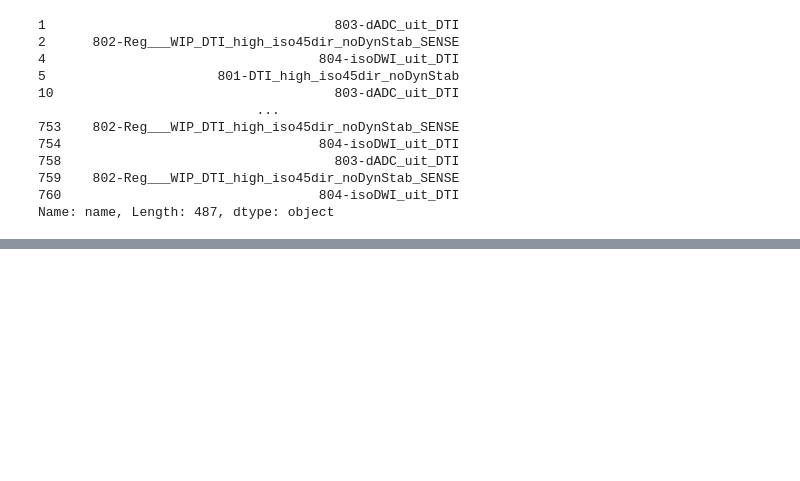
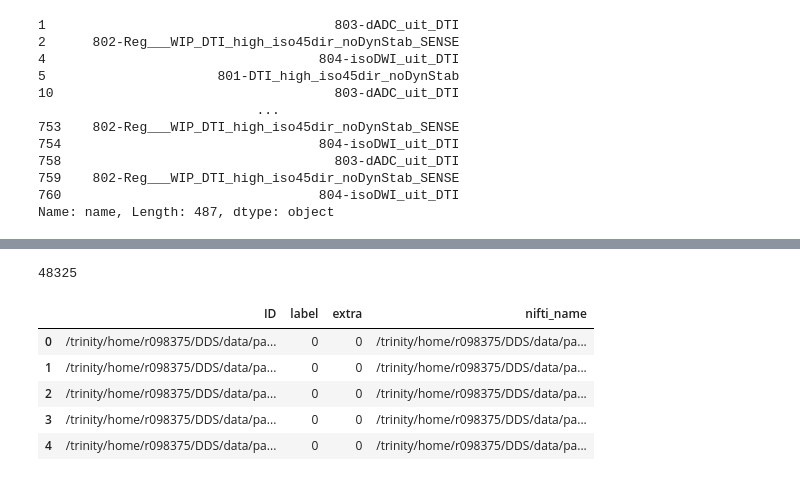
Before and after one commit to SoenkevL/DeepDicomSort, a Jupyter notebook: prototyping/parelsnoer/LabelParelsnoer.ipynb, the cells around one changed output, grey strips where cells are left out. Saved outputs shown, nothing was run; the diff lists cells and outputs as text; code cells hidden in the pictures; blank space fills up the shorter version.

```diff
--- a/prototyping/parelsnoer/LabelParelsnoer.ipynb
+++ b/prototyping/parelsnoer/LabelParelsnoer.ipynb
@@ -133,0 +238,23 @@ Name: name, Length: 487, dtype: object
+# %%
+def extractNiftiName(name):
+    name = name.rsplit('__',1)[0]
+    name = name.replace('NIFTI_SLICES','NIFTI')
+    name = name.split('_Scan')[0]
+    name = f'{name}.nii.gz'
+    name = name.replace('__','/')
+    return name
+# %%
+LabelFrame['nifti_name'] = LabelFrame['ID'].apply(extractNiftiName)
+# %%
+len(LabelFrame)
+# %% [output]
+48325
+# %%
+LabelFrame.head()
+# %% [output]
+|  | ID | label | extra | nifti_name |
+| 0 | /trinity/home/r098375/DDS/data/pa... | 0 | 0 | /trinity/home/r098375/DDS/data/pa... |
+| 1 | /trinity/home/r098375/DDS/data/pa... | 0 | 0 | /trinity/home/r098375/DDS/data/pa... |
+| 2 | /trinity/home/r098375/DDS/data/pa... | 0 | 0 | /trinity/home/r098375/DDS/data/pa... |
+| 3 | /trinity/home/r098375/DDS/data/pa... | 0 | 0 | /trinity/home/r098375/DDS/data/pa... |
+| 4 | /trinity/home/r098375/DDS/data/pa... | 0 | 0 | /trinity/home/r098375/DDS/data/pa... |
```
Also changed, not shown: parts of 11 cells of this notebook, 5 other files.
